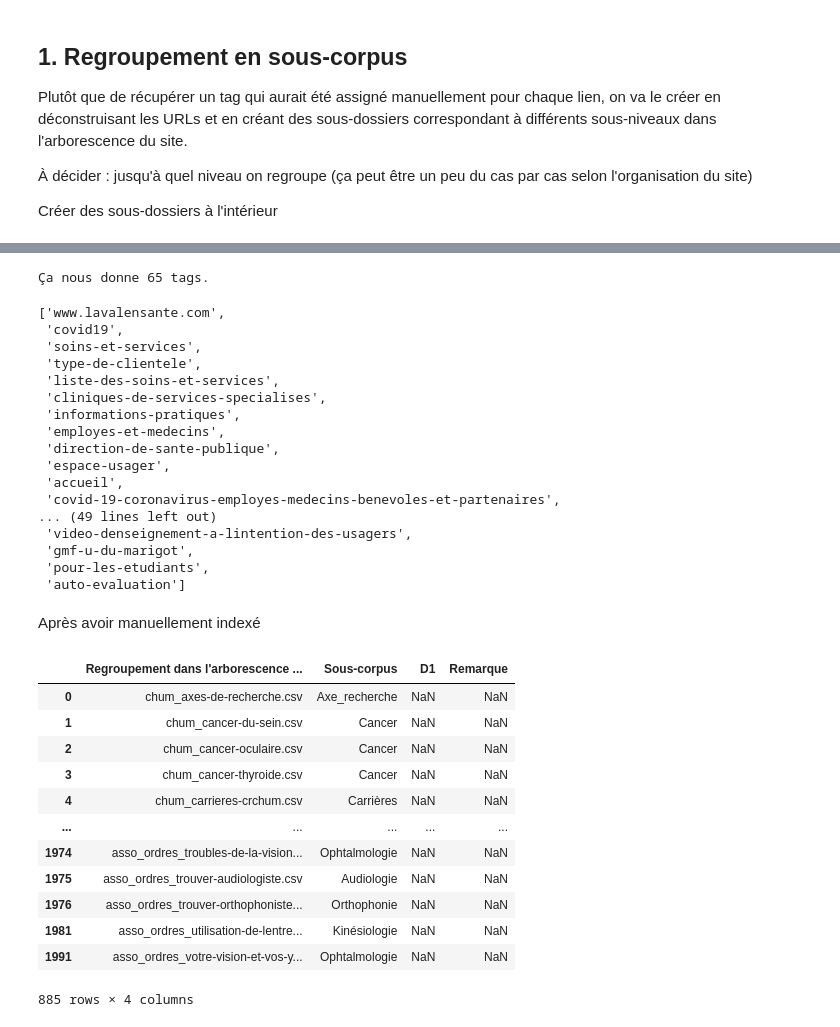
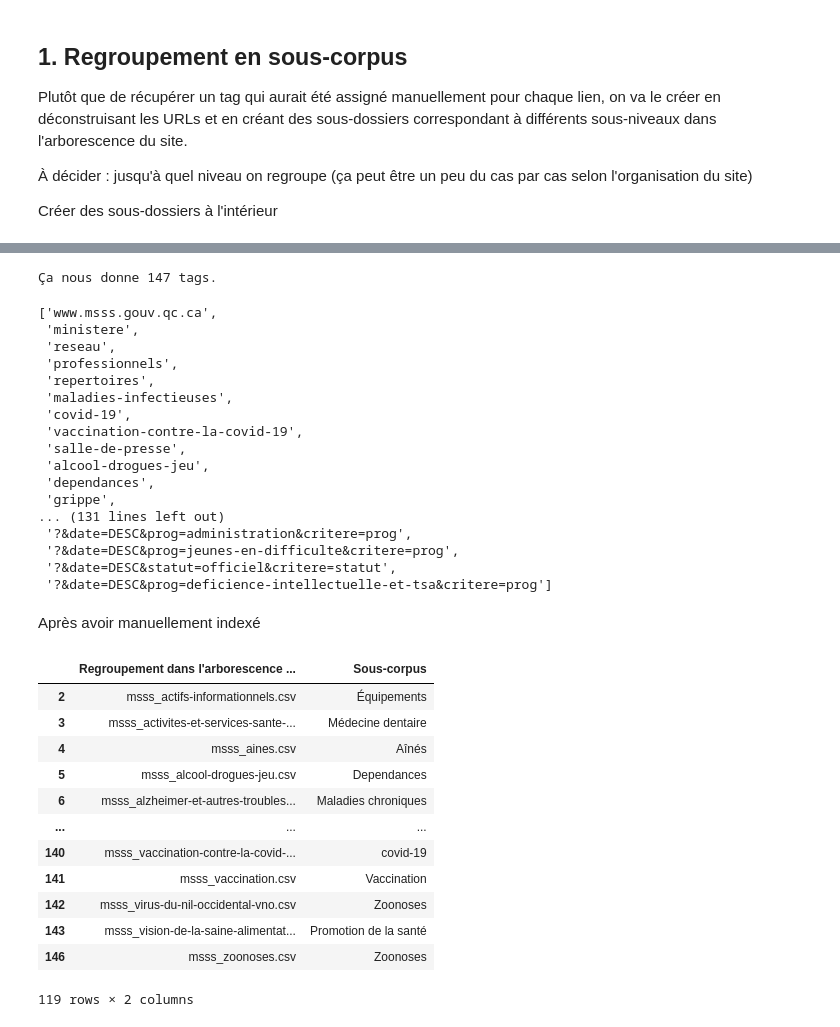
Before and after one commit to Camille-Demers/text-mining-project, a Jupyter notebook: 00-Jupyter-Notebooks/1-Sous_corpus.ipynb, the cells around one changed output, grey strips where cells are left out. Saved outputs shown, nothing was run; the diff lists cells and outputs as text; code cells hidden in the pictures.

```diff
--- a/00-Jupyter-Notebooks/1-Sous_corpus.ipynb
+++ b/00-Jupyter-Notebooks/1-Sous_corpus.ipynb
@@ -7,7 +7,7 @@ Plutôt que de récupérer un tag qui aurait été assigné manuellement pour ch
 Créer des sous-dossiers à l'intérieur
 # %%
 path = '../03-corpus/2-data/1-fr/'
-acteur = "laval_sante"
+acteur = "msss"
 
 from pandas import *
 
@@ -112,25 +111,25 @@ tags_retenus = [tag for tag in tags if len(regroupements[tag]) >=30]
 # %%
-print('Ça nous donne {} tags.'.format(len(tags_retenus)))
-tags_retenus
+print('Ça nous donne {} tags.'.format(len(tags)))
+tags
 # %% [output]
-Ça nous donne 65 tags.
+Ça nous donne 147 tags.
-['www.lavalensante.com',
- 'covid19',
- 'soins-et-services',
- 'type-de-clientele',
- 'liste-des-soins-et-services',
- 'cliniques-de-services-specialises',
- 'informations-pratiques',
- 'employes-et-medecins',
- 'direction-de-sante-publique',
- 'espace-usager',
- 'accueil',
- 'covid-19-coronavirus-employes-medecins-benevoles-et-partenaires',
-... (49 lines left out)
- 'video-denseignement-a-lintention-des-usagers',
- 'gmf-u-du-marigot',
- 'pour-les-etudiants',
- 'auto-evaluation']
+['www.msss.gouv.qc.ca',
+ 'ministere',
+ 'reseau',
+ 'professionnels',
+ 'repertoires',
+ 'maladies-infectieuses',
+ 'covid-19',
+ 'vaccination-contre-la-covid-19',
+ 'salle-de-presse',
+ 'alcool-drogues-jeu',
+ 'dependances',
+ 'grippe',
+... (131 lines left out)
+ '?&date=DESC&prog=administration&critere=prog',
+ '?&date=DESC&prog=jeunes-en-difficulte&critere=prog',
+ '?&date=DESC&statut=officiel&critere=statut',
+ '?&date=DESC&prog=deficience-intellectuelle-et-tsa&critere=prog']
 # %%
 import os, shutil
 from pathlib import Path
@@ -159,30 +158,30 @@ with open(folder_path + acteur + '_sous-corpus.txt', 'w') as f:
 Après avoir manuellement indexé
 # %%
 from pandas import read_csv
-filepath = '../03-corpus/2-sous-corpus/0-semi-automatic_tags.csv'#_' + acteur + '.csv'
+filepath = '../03-corpus/2-sous-corpus/0-semi-automatic_tags_' + acteur + '.csv'
 with open(filepath, 'r', encoding = 'utf-8') as f:
     csv = read_csv(f, sep=';')
 
 # csv = csv[csv['oui/non'] != 'x']
 # csv = csv[csv['oui/non'] != 'X']
 csv = csv[csv['Sous-corpus'] != 'x']
 csv = csv[csv['Sous-corpus'] != 'X']
 
 csv
 # %% [output]
-|  | Regroupement dans l'arborescence ... | Sous-corpus | D1 | Remarque |
-| 0 | chum_axes-de-recherche.csv | Axe_recherche | NaN | NaN |
-| 1 | chum_cancer-du-sein.csv | Cancer | NaN | NaN |
-| 2 | chum_cancer-oculaire.csv | Cancer | NaN | NaN |
-| 3 | chum_cancer-thyroide.csv | Cancer | NaN | NaN |
-| 4 | chum_carrieres-crchum.csv | Carrières | NaN | NaN |
-| ... | ... | ... | ... | ... |
-| 1974 | asso_ordres_troubles-de-la-vision... | Ophtalmologie | NaN | NaN |
-| 1975 | asso_ordres_trouver-audiologiste.csv | Audiologie | NaN | NaN |
-| 1976 | asso_ordres_trouver-orthophoniste... | Orthophonie | NaN | NaN |
-| 1981 | asso_ordres_utilisation-de-lentre... | Kinésiologie | NaN | NaN |
-| 1991 | asso_ordres_votre-vision-et-vos-y... | Ophtalmologie | NaN | NaN |
+|  | Regroupement dans l'arborescence ... | Sous-corpus |
+| 2 | msss_actifs-informationnels.csv | Équipements |
+| 3 | msss_activites-et-services-sante-... | Médecine dentaire |
+| 4 | msss_aines.csv | Aînés |
+| 5 | msss_alcool-drogues-jeu.csv | Dependances |
+| 6 | msss_alzheimer-et-autres-troubles... | Maladies chroniques |
+| ... | ... | ... |
+| 140 | msss_vaccination-contre-la-covid-... | covid-19 |
+| 141 | msss_vaccination.csv | Vaccination |
+| 142 | msss_virus-du-nil-occidental-vno.csv | Zoonoses |
+| 143 | msss_vision-de-la-saine-alimentat... | Promotion de la santé |
+| 146 | msss_zoonoses.csv | Zoonoses |
-885 rows × 4 columns
+119 rows × 2 columns
 # %%
 # tags = list(set([tag for tag in csv['oui/non'].tolist()]))
 tags = list(set([tag for tag in csv['Sous-corpus'].tolist()]))
```
Also changed, not shown: parts of 10 cells of this notebook, 49 other files.
